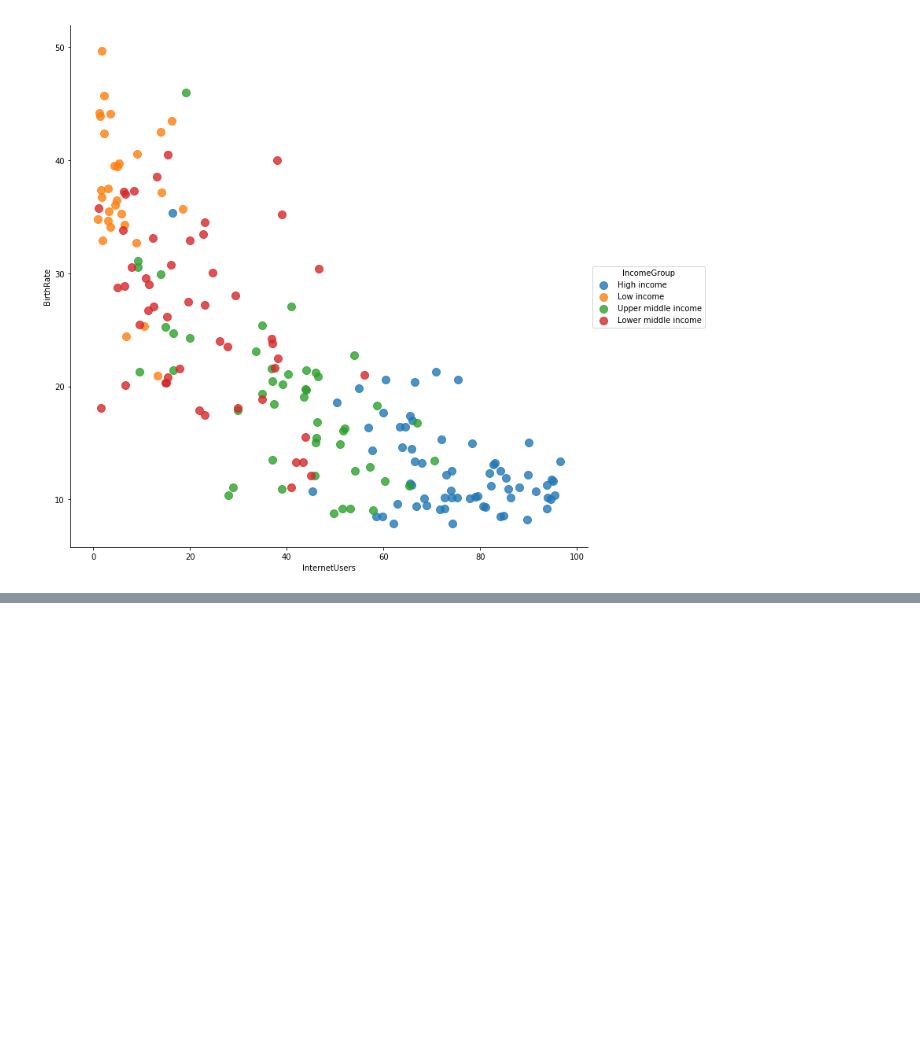
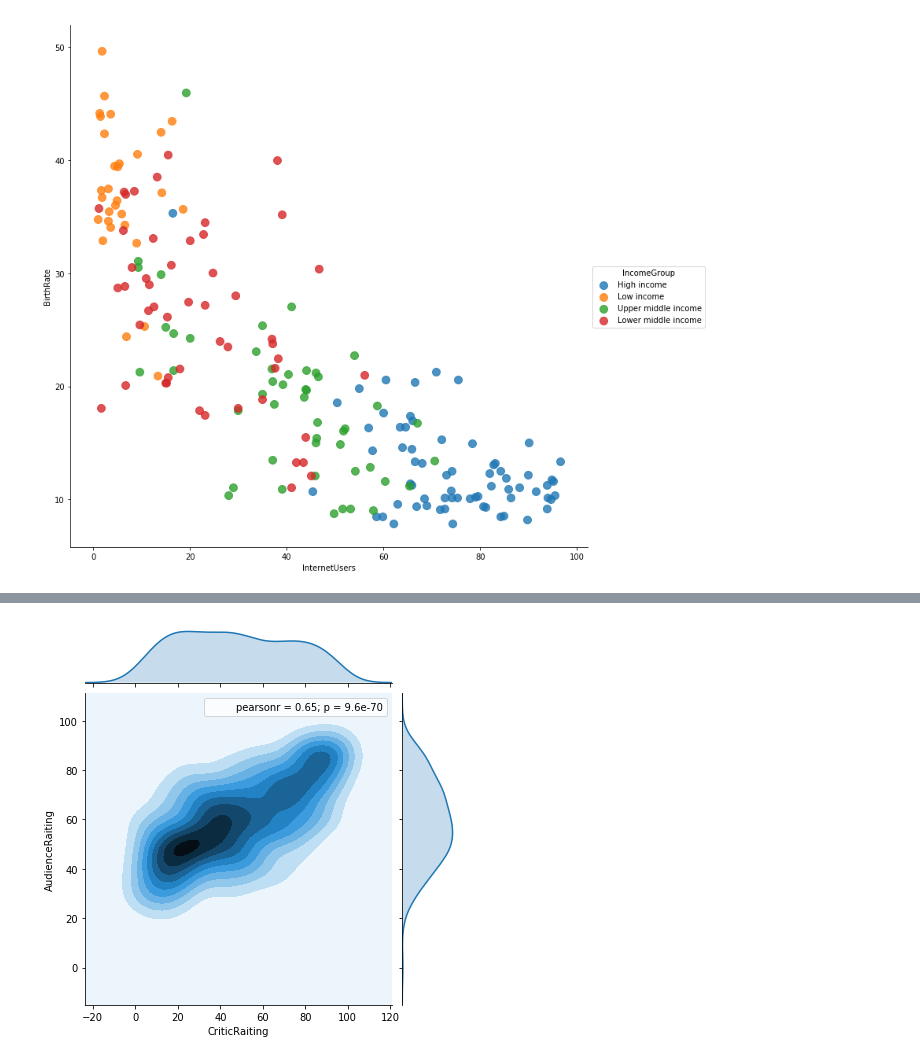
Before and after one commit to cepheus87/pythonStuff, a Jupyter notebook: seabornVisualisation/SeabornPackage.ipynb, the cells around one changed output, grey strips where cells are left out. Drawn from its saved outputs; the diff is of its cells as text; code cells hidden in the pictures; blank space fills up the shorter version.

```diff
--- a/seabornVisualisation/SeabornPackage.ipynb
+++ b/seabornVisualisation/SeabornPackage.ipynb
@@ -61,0 +73,4 @@ vis3 = sns.lmplot(data = stats, x = "InternetUsers", y= "BirthRate", fit_reg=Fal
+# %%
+j = sns.jointplot(data=movies, x="CriticRaiting", y="AudienceRaiting", kind="kde")
+# %% [output]
+[figure, added]
```
Also changed, not shown: parts of 27 cells of this notebook, 1 other file.
